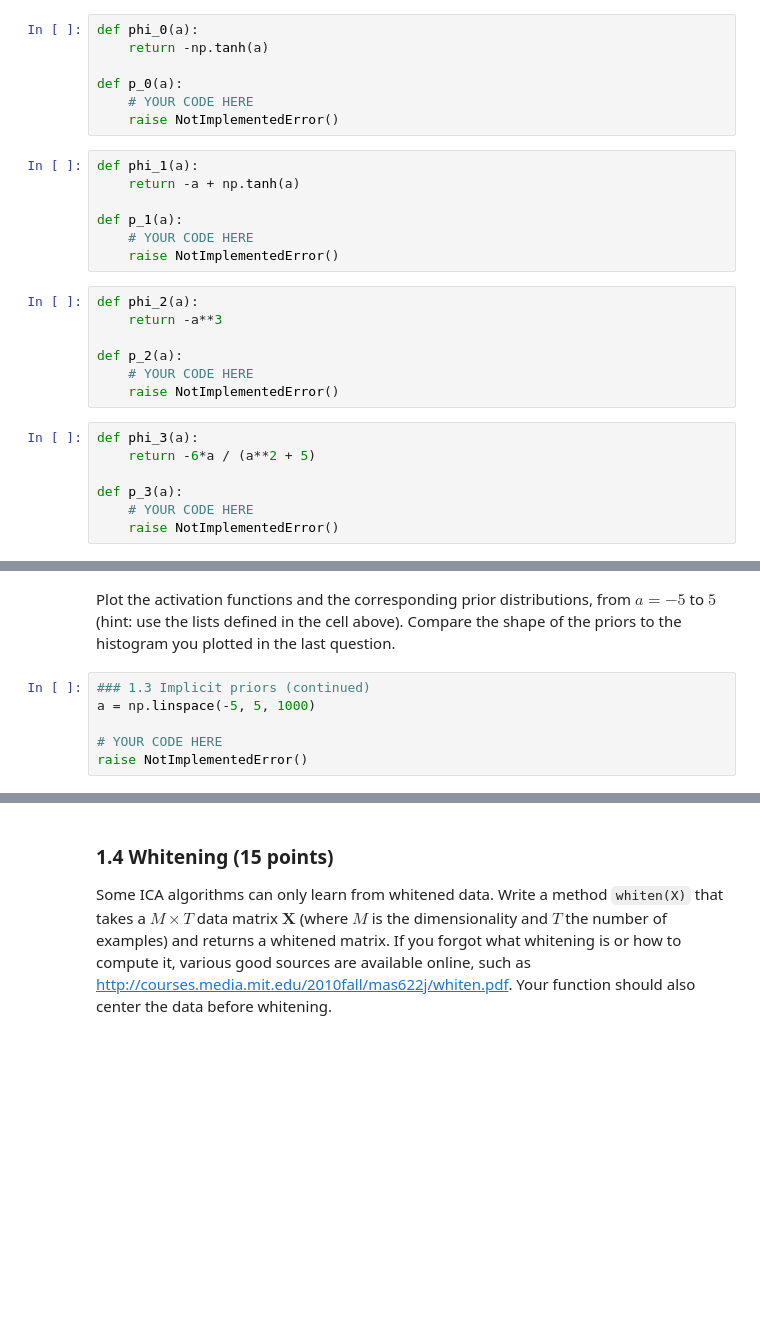
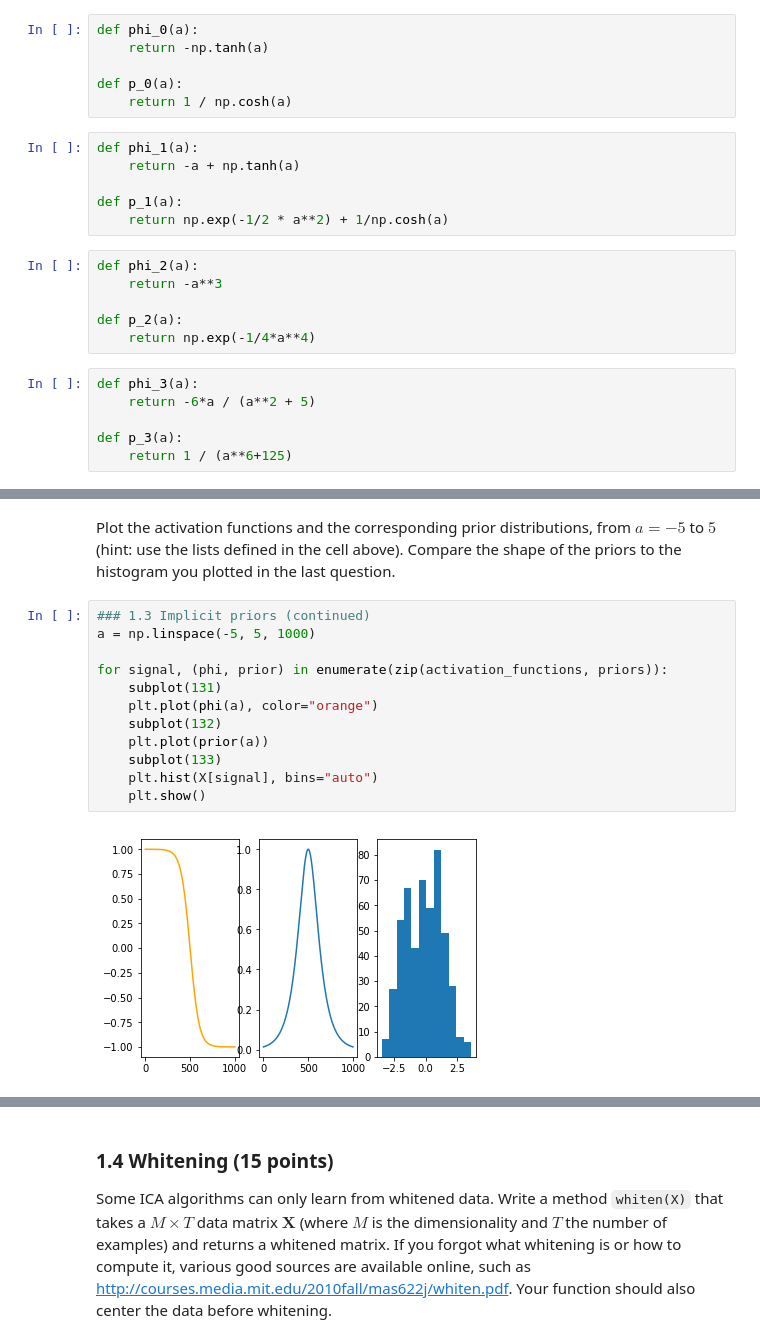
Before and after one commit to Kaleidophon/bayesian-buffalo, a Jupyter notebook: lab1/lab1.ipynb, the cells around one changed output, grey strips where cells are left out. Drawn from its saved outputs; the diff is of its cells as text; blank space fills up the shorter version.

```diff
--- a/lab1/lab1.ipynb
+++ b/lab1/lab1.ipynb
@@ -151,29 +177,25 @@ def phi_0(a):
     return -np.tanh(a)
 
 def p_0(a):
-    # YOUR CODE HERE
-    raise NotImplementedError()
+    return 1 / np.cosh(a)
 # %%
 def phi_1(a):
     return -a + np.tanh(a)
 
 def p_1(a):
-    # YOUR CODE HERE
-    raise NotImplementedError()
+    return np.exp(-1/2 * a**2) + 1/np.cosh(a)
 # %%
 def phi_2(a):
     return -a**3
 
 def p_2(a):
-    # YOUR CODE HERE
-    raise NotImplementedError()
+    return np.exp(-1/4*a**4)
 # %%
 def phi_3(a):
     return -6*a / (a**2 + 5)
 
 def p_3(a):
-    # YOUR CODE HERE
-    raise NotImplementedError()
+    return 1 / (a**6+125)
 # %%
 activation_functions = [phi_0, phi_1, phi_2, phi_3]
 priors = [p_0, p_1, p_2, p_3]
@@ -183,9 +205,17 @@ for prior in priors:
     assert prior(a).shape == (1000, ), "Wrong output shape"
 # %% [markdown]
 Plot the activation functions and the corresponding prior distributions, from $a = -5$ to $5$ (hint: use the lists defined in the cell above). Compare the shape of the priors to the histogram you plotted in the last question.
-# %%
-### 1.3 Implicit priors (continued)
-a = np.linspace(-5, 5, 1000)
-
-# YOUR CODE HERE
-raise NotImplementedError()
+# %%
+### 1.3 Implicit priors (continued)
+a = np.linspace(-5, 5, 1000)
+
+for signal, (phi, prior) in enumerate(zip(activation_functions, priors)):
+    subplot(131)
+    plt.plot(phi(a), color="orange")
+    subplot(132)
+    plt.plot(prior(a))
+    subplot(133)
+    plt.hist(X[signal], bins="auto")
+    plt.show()
+# %% [output]
+[figure, added]
```
Also changed, not shown: parts of 3 cells of this notebook.
